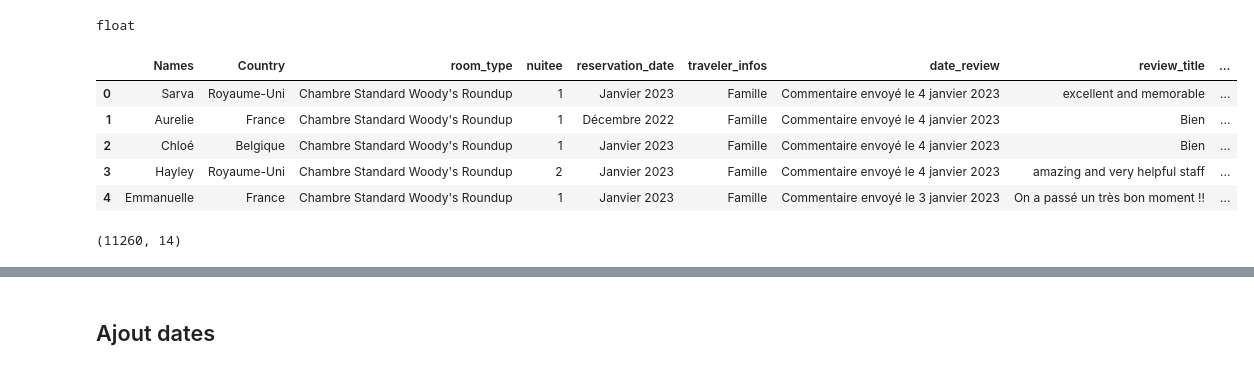
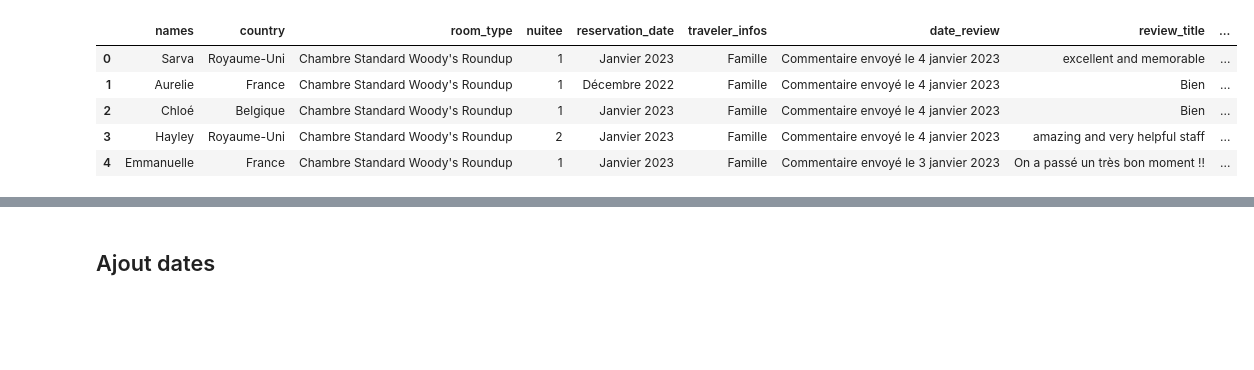
Before and after one commit to paulineattal/M2SISE_DisneyTextMining, a Jupyter notebook: nettoyage/nettoyage.ipynb, the cells around one changed output, grey strips where cells are left out. Drawn from its saved outputs; the diff is of its cells as text; code cells hidden in the pictures; blank space fills up the shorter version.

```diff
--- a/nettoyage/nettoyage.ipynb
+++ b/nettoyage/nettoyage.ipynb
@@ -9,4 +10,18 @@ from os.path import isfile, join
 # %%
-os.chdir(r"C:\Users\cornuch\Documents\GitHub\Disney-Text-Mining\fichiers")
-mypath = os.getcwd()
+conn = psycopg2.connect(user = "m140",password = "m140",host = "db-etu.univ-lyon2.fr",port = "5432",database = "m140")
+try:
+    cur = conn.cursor()
+    history = "SELECT * FROM history"
+    cur.execute(history)
+    df = pd.DataFrame(cur.fetchall(), columns=[desc[0] for desc in cur.description])
+except :
+    print ("Erreur lors de la récupération de la table PostgreSQL")
+df.head()
+# %% [output]
+|  | names | country | room_type | nuitee | reservation_date | traveler_infos | date_review | review_title | ... |
+| 0 | Sarva | Royaume-Uni | Chambre Standard Woody's Roundup | 1 | Janvier 2023 | Famille | Commentaire envoyé le 4 janvier 2023 | excellent and memorable | ... |
+| 1 | Aurelie | France | Chambre Standard Woody's Roundup | 1 | Décembre 2022 | Famille | Commentaire envoyé le 4 janvier 2023 | Bien | ... |
+| 2 | Chloé | Belgique | Chambre Standard Woody's Roundup | 1 | Janvier 2023 | Famille | Commentaire envoyé le 4 janvier 2023 | Bien | ... |
+| 3 | Hayley | Royaume-Uni | Chambre Standard Woody's Roundup | 2 | Janvier 2023 | Famille | Commentaire envoyé le 4 janvier 2023 | amazing and very helpful staff | ... |
+| 4 | Emmanuelle | France | Chambre Standard Woody's Roundup | 1 | Janvier 2023 | Famille | Commentaire envoyé le 3 janvier 2023 | On a passé un très bon moment !! | ... |
 # %%
@@ -20,17 +34,0 @@ df.reset_index(drop=True, inplace=True)
-# %%
-type(np.nan)
-# %% [output]
-float
-# %%
-df.head()
-# %% [output]
-|  | Names | Country | room_type | nuitee | reservation_date | traveler_infos | date_review | review_title | ... |
-| 0 | Sarva | Royaume-Uni | Chambre Standard Woody's Roundup | 1 | Janvier 2023 | Famille | Commentaire envoyé le 4 janvier 2023 | excellent and memorable | ... |
-| 1 | Aurelie | France | Chambre Standard Woody's Roundup | 1 | Décembre 2022 | Famille | Commentaire envoyé le 4 janvier 2023 | Bien | ... |
-| 2 | Chloé | Belgique | Chambre Standard Woody's Roundup | 1 | Janvier 2023 | Famille | Commentaire envoyé le 4 janvier 2023 | Bien | ... |
-| 3 | Hayley | Royaume-Uni | Chambre Standard Woody's Roundup | 2 | Janvier 2023 | Famille | Commentaire envoyé le 4 janvier 2023 | amazing and very helpful staff | ... |
-| 4 | Emmanuelle | France | Chambre Standard Woody's Roundup | 1 | Janvier 2023 | Famille | Commentaire envoyé le 3 janvier 2023 | On a passé un très bon moment !! | ... |
-# %%
-df.shape
-# %% [output]
-(11260, 14)
```
Also changed, not shown: parts of 6 cells of this notebook, 2 other files.
